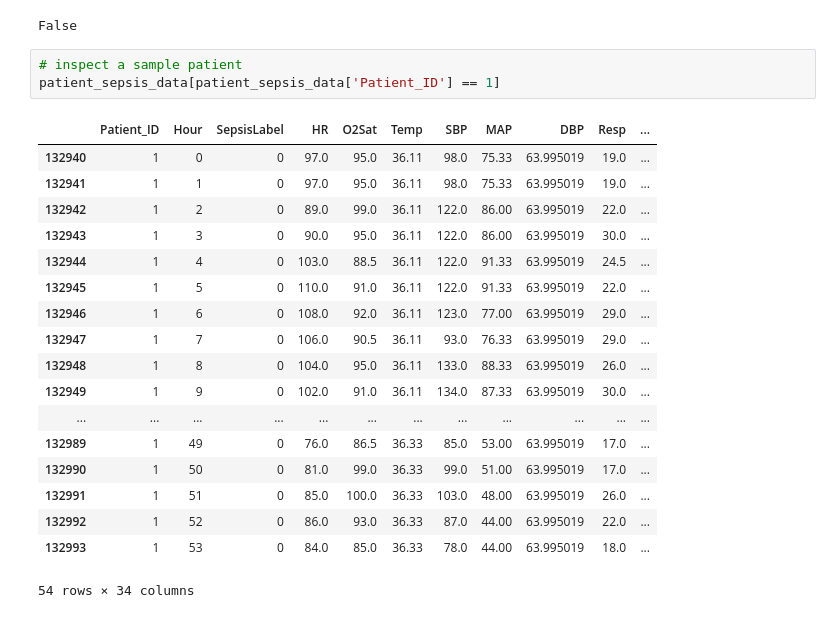
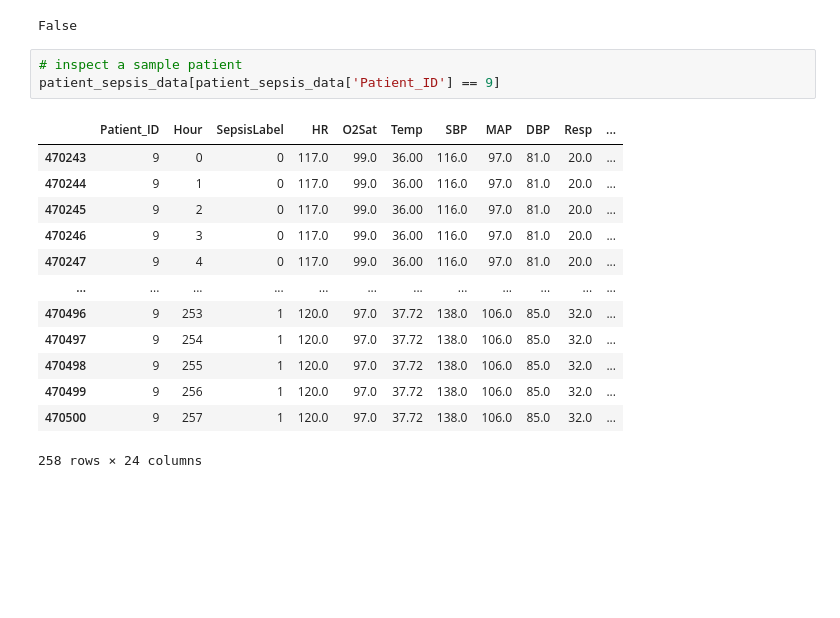
Before and after one commit to t4ai/early-sepsis-prediction, a Jupyter notebook: 2 - Feature Selection and Data Cleansing.ipynb, the cells around one changed output. Drawn from its saved outputs; the diff is of its cells as text; blank space fills up the shorter version.

```diff
--- a/2 - Feature Selection and Data Cleansing.ipynb
+++ b/2 - Feature Selection and Data Cleansing.ipynb
@@ -335,26 +369,21 @@ patient_sepsis_data.isnull().values.any()
 False
 # %%
 # inspect a sample patient
-patient_sepsis_data[patient_sepsis_data['Patient_ID'] == 1]
+patient_sepsis_data[patient_sepsis_data['Patient_ID'] == 9]
 # %% [output]
 |  | Patient_ID | Hour | SepsisLabel | HR | O2Sat | Temp | SBP | MAP | DBP | Resp | ... |
-| 132940 | 1 | 0 | 0 | 97.0 | 95.0 | 36.11 | 98.0 | 75.33 | 63.995019 | 19.0 | ... |
-| 132941 | 1 | 1 | 0 | 97.0 | 95.0 | 36.11 | 98.0 | 75.33 | 63.995019 | 19.0 | ... |
-| 132942 | 1 | 2 | 0 | 89.0 | 99.0 | 36.11 | 122.0 | 86.00 | 63.995019 | 22.0 | ... |
-| 132943 | 1 | 3 | 0 | 90.0 | 95.0 | 36.11 | 122.0 | 86.00 | 63.995019 | 30.0 | ... |
-| 132944 | 1 | 4 | 0 | 103.0 | 88.5 | 36.11 | 122.0 | 91.33 | 63.995019 | 24.5 | ... |
-| 132945 | 1 | 5 | 0 | 110.0 | 91.0 | 36.11 | 122.0 | 91.33 | 63.995019 | 22.0 | ... |
-| 132946 | 1 | 6 | 0 | 108.0 | 92.0 | 36.11 | 123.0 | 77.00 | 63.995019 | 29.0 | ... |
-| 132947 | 1 | 7 | 0 | 106.0 | 90.5 | 36.11 | 93.0 | 76.33 | 63.995019 | 29.0 | ... |
-| 132948 | 1 | 8 | 0 | 104.0 | 95.0 | 36.11 | 133.0 | 88.33 | 63.995019 | 26.0 | ... |
-| 132949 | 1 | 9 | 0 | 102.0 | 91.0 | 36.11 | 134.0 | 87.33 | 63.995019 | 30.0 | ... |
+| 470243 | 9 | 0 | 0 | 117.0 | 99.0 | 36.00 | 116.0 | 97.0 | 81.0 | 20.0 | ... |
+| 470244 | 9 | 1 | 0 | 117.0 | 99.0 | 36.00 | 116.0 | 97.0 | 81.0 | 20.0 | ... |
+| 470245 | 9 | 2 | 0 | 117.0 | 99.0 | 36.00 | 116.0 | 97.0 | 81.0 | 20.0 | ... |
+| 470246 | 9 | 3 | 0 | 117.0 | 99.0 | 36.00 | 116.0 | 97.0 | 81.0 | 20.0 | ... |
+| 470247 | 9 | 4 | 0 | 117.0 | 99.0 | 36.00 | 116.0 | 97.0 | 81.0 | 20.0 | ... |
 | ... | ... | ... | ... | ... | ... | ... | ... | ... | ... | ... | ... |
-| 132989 | 1 | 49 | 0 | 76.0 | 86.5 | 36.33 | 85.0 | 53.00 | 63.995019 | 17.0 | ... |
-| 132990 | 1 | 50 | 0 | 81.0 | 99.0 | 36.33 | 99.0 | 51.00 | 63.995019 | 17.0 | ... |
-| 132991 | 1 | 51 | 0 | 85.0 | 100.0 | 36.33 | 103.0 | 48.00 | 63.995019 | 26.0 | ... |
-| 132992 | 1 | 52 | 0 | 86.0 | 93.0 | 36.33 | 87.0 | 44.00 | 63.995019 | 22.0 | ... |
-| 132993 | 1 | 53 | 0 | 84.0 | 85.0 | 36.33 | 78.0 | 44.00 | 63.995019 | 18.0 | ... |
+| 470496 | 9 | 253 | 1 | 120.0 | 97.0 | 37.72 | 138.0 | 106.0 | 85.0 | 32.0 | ... |
+| 470497 | 9 | 254 | 1 | 120.0 | 97.0 | 37.72 | 138.0 | 106.0 | 85.0 | 32.0 | ... |
+| 470498 | 9 | 255 | 1 | 120.0 | 97.0 | 37.72 | 138.0 | 106.0 | 85.0 | 32.0 | ... |
+| 470499 | 9 | 256 | 1 | 120.0 | 97.0 | 37.72 | 138.0 | 106.0 | 85.0 | 32.0 | ... |
+| 470500 | 9 | 257 | 1 | 120.0 | 97.0 | 37.72 | 138.0 | 106.0 | 85.0 | 32.0 | ... |
-54 rows × 34 columns
+258 rows × 24 columns
 # %%
 # write our clean patient data to parquet for use with Athena/Glue
 wr.s3.to_parquet(
```
Also changed, not shown: parts of 7 cells of this notebook, 2 other files.
